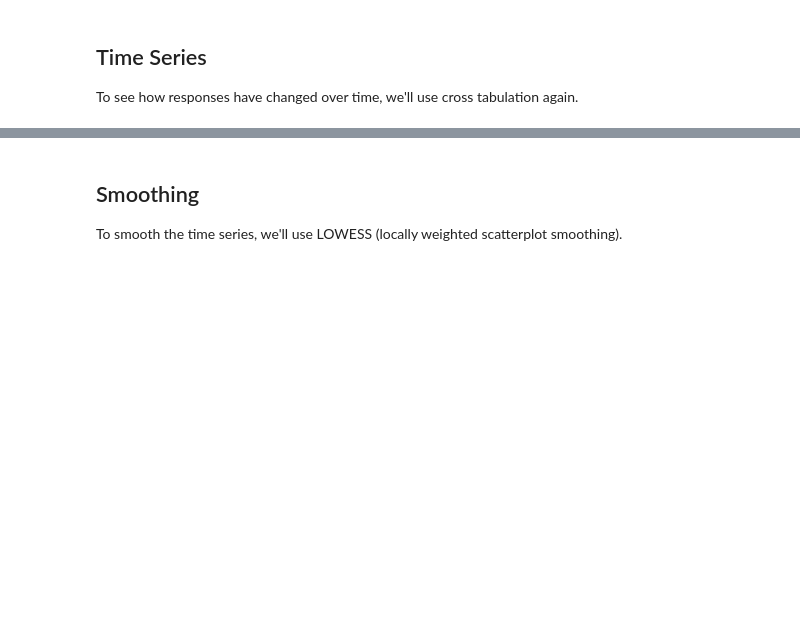
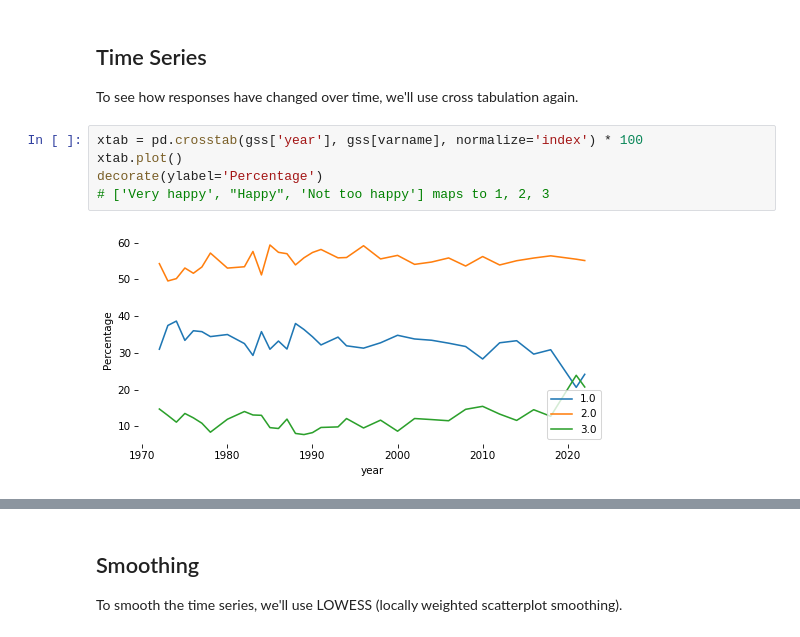
Before and after one commit to JohnAMichel/SurveyDataPandas, a Jupyter notebook: notebooks/01_simpson.ipynb, the cells around one changed output, grey strips where cells are left out. Drawn from its saved outputs; the diff is of its cells as text; blank space fills up the shorter version.

```diff
--- a/notebooks/01_simpson.ipynb
+++ b/notebooks/01_simpson.ipynb
@@ -309,3 +319,10 @@ dtype: float64
 ## Time Series
 
 To see how responses have changed over time, we'll use cross tabulation again.
+# %%
+xtab = pd.crosstab(gss['year'], gss[varname], normalize='index') * 100
+xtab.plot()
+decorate(ylabel='Percentage')
+# ['Very happy', "Happy", 'Not too happy'] maps to 1, 2, 3
+# %% [output]
+[figure, added]
```
Also changed, not shown: parts of 27 cells of this notebook.
